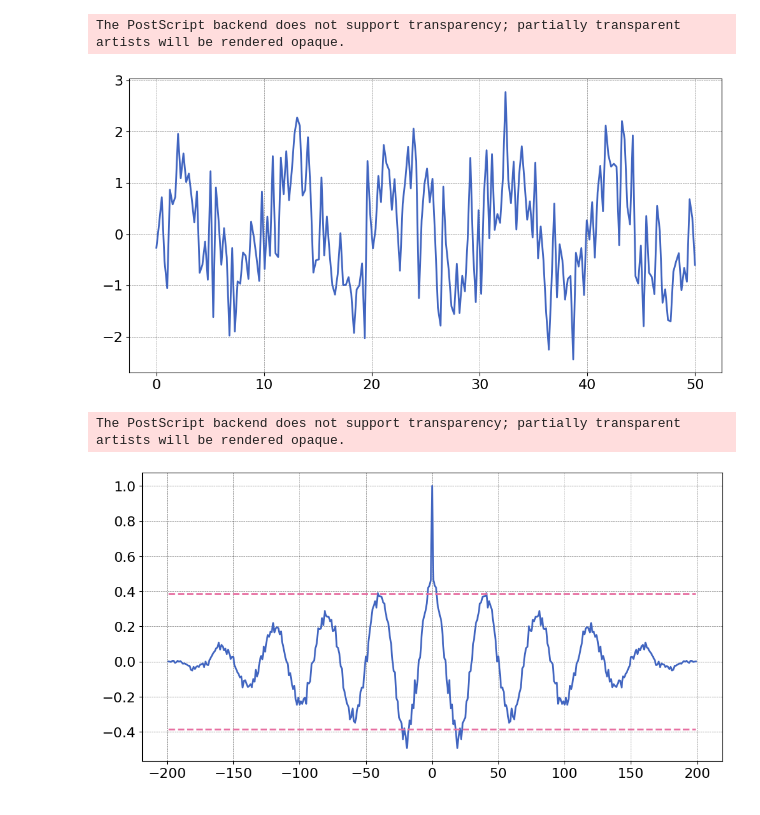
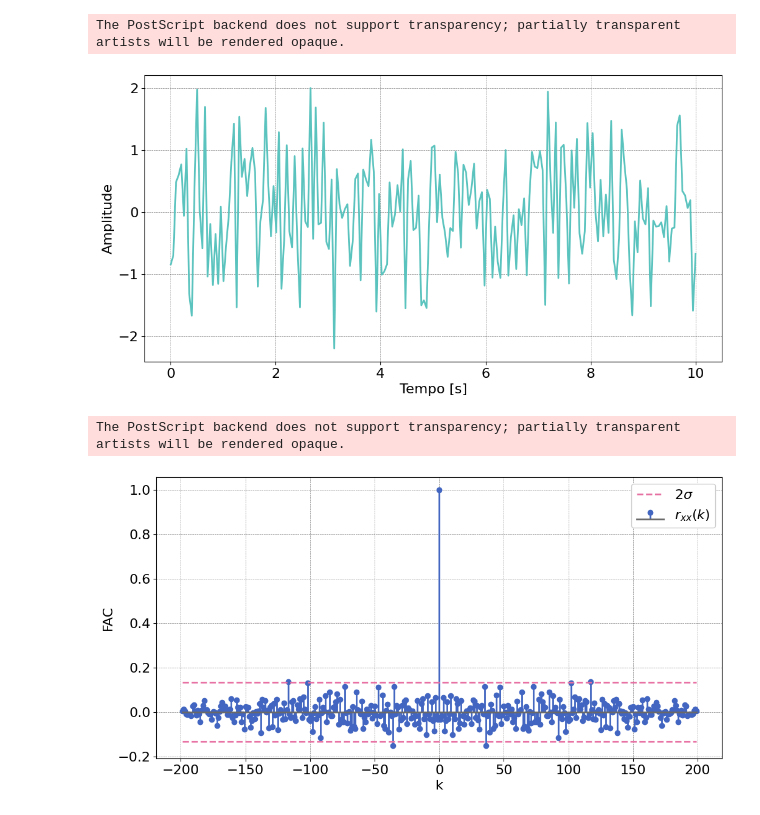
Before and after one commit to ErickNMA/Inst._Ind., a Jupyter notebook: Lista 2/FAC.ipynb, the cells around one changed output. Saved outputs shown, nothing was run; the diff lists cells and outputs as text; code cells hidden in the pictures.

```diff
--- a/Lista 2/FAC.ipynb
+++ b/Lista 2/FAC.ipynb
@@ -20,18 +55,21 @@ plt.rcParams['figure.figsize'] = (12, 6)
 # %%
 rng = np.random.default_rng()
-t = np.linspace(0, 50, 200)
+t = np.linspace(0, 10, 200)
 sig = np.sin(2*np.pi*0.1*t)
+sig = np.zeros(t.shape)
 sig_noise = rng.standard_normal(len(sig))
 sig_noise  /= np.max(sig_noise)
 sig_noise *= 2
 sig_noise = (sig_noise+sig)
 
 plt.figure(1)
-plt.plot(t, sig_noise)
-plt.savefig('noise.eps', dpi=600, transparent=True, bbox_inches='tight')
+plt.plot(t, sig_noise, color='C2')
+plt.ylabel('Amplitude')
+plt.xlabel('Tempo [s]')
+plt.savefig('noise2.eps', dpi=600, transparent=True, bbox_inches='tight')
 # %% [output]
 The PostScript backend does not support transparency; partially transparent artists will be rendered opaque.
-[figure, old version]
+[figure, new version]
 # %%
 autcorr = signal.correlate(sig_noise, sig_noise)
 autcorr /= np.max(autcorr)
@@ -39,10 +77,13 @@ sr = np.std(autcorr)
 lags = signal.correlation_lags(sig_noise.size, sig_noise.size, mode="full")
 
 plt.figure(2)
-plt.plot(lags, autcorr)
-plt.plot(lags, ((-1.96*sr)*np.ones(len(lags))), color = 'C1', linestyle='dashed')
+plt.stem(lags, autcorr, label='$r_{xx}(k)$')
+plt.plot(lags, ((-1.96*sr)*np.ones(len(lags))), color = 'C1', linestyle='dashed', label='$2\sigma$')
 plt.plot(lags, ((+1.96*sr)*np.ones(len(lags))), color = 'C1', linestyle='dashed')
-plt.savefig('correl.eps', dpi=600, transparent=True, bbox_inches='tight')
+plt.ylabel('FAC')
+plt.xlabel('k')
+plt.legend()
+plt.savefig('correl2.eps', dpi=600, transparent=True, bbox_inches='tight')
 # %% [output]
 The PostScript backend does not support transparency; partially transparent artists will be rendered opaque.
-[figure, old version]
+[figure, new version]
```
Also changed, not shown: parts of 2 cells of this notebook, 7 other files.
